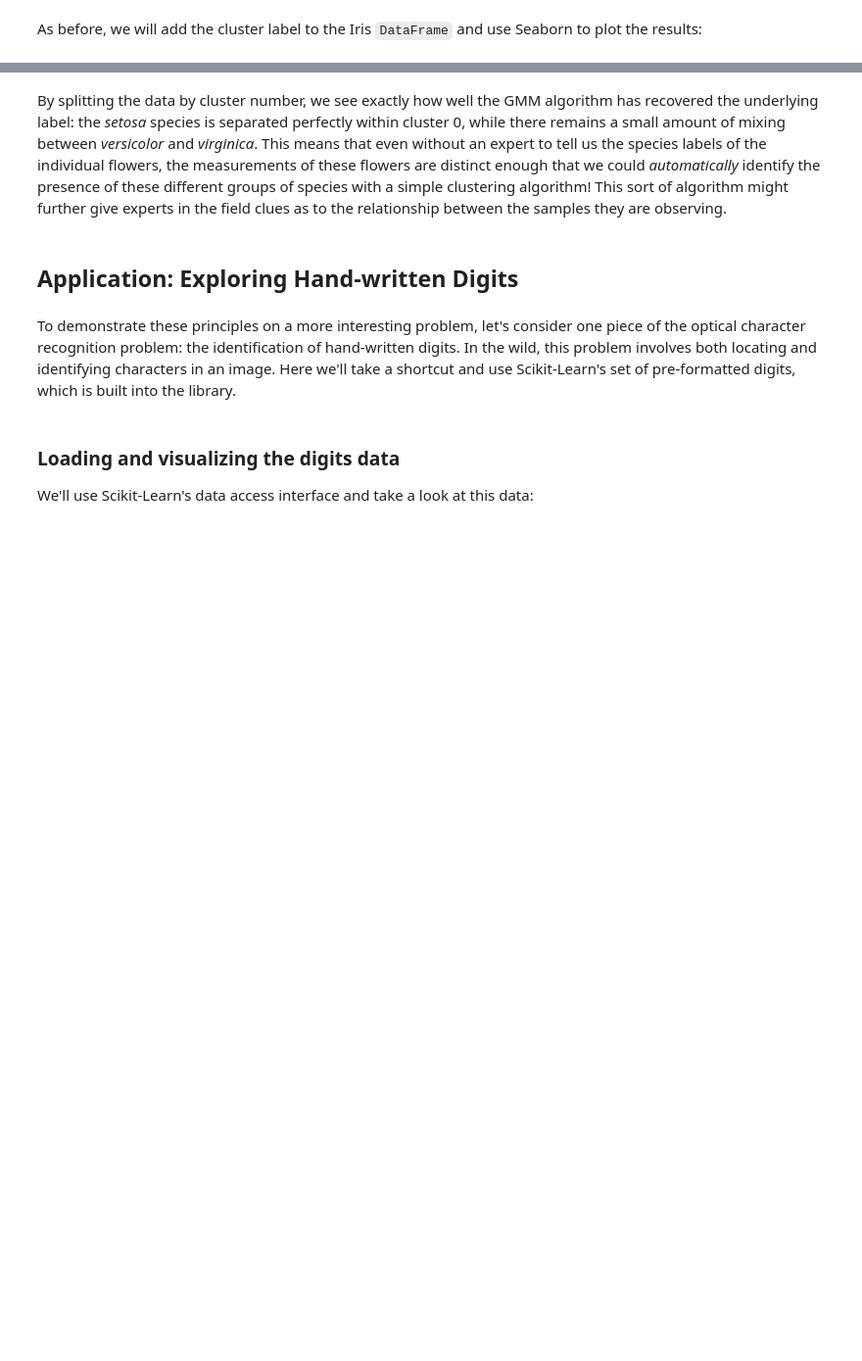
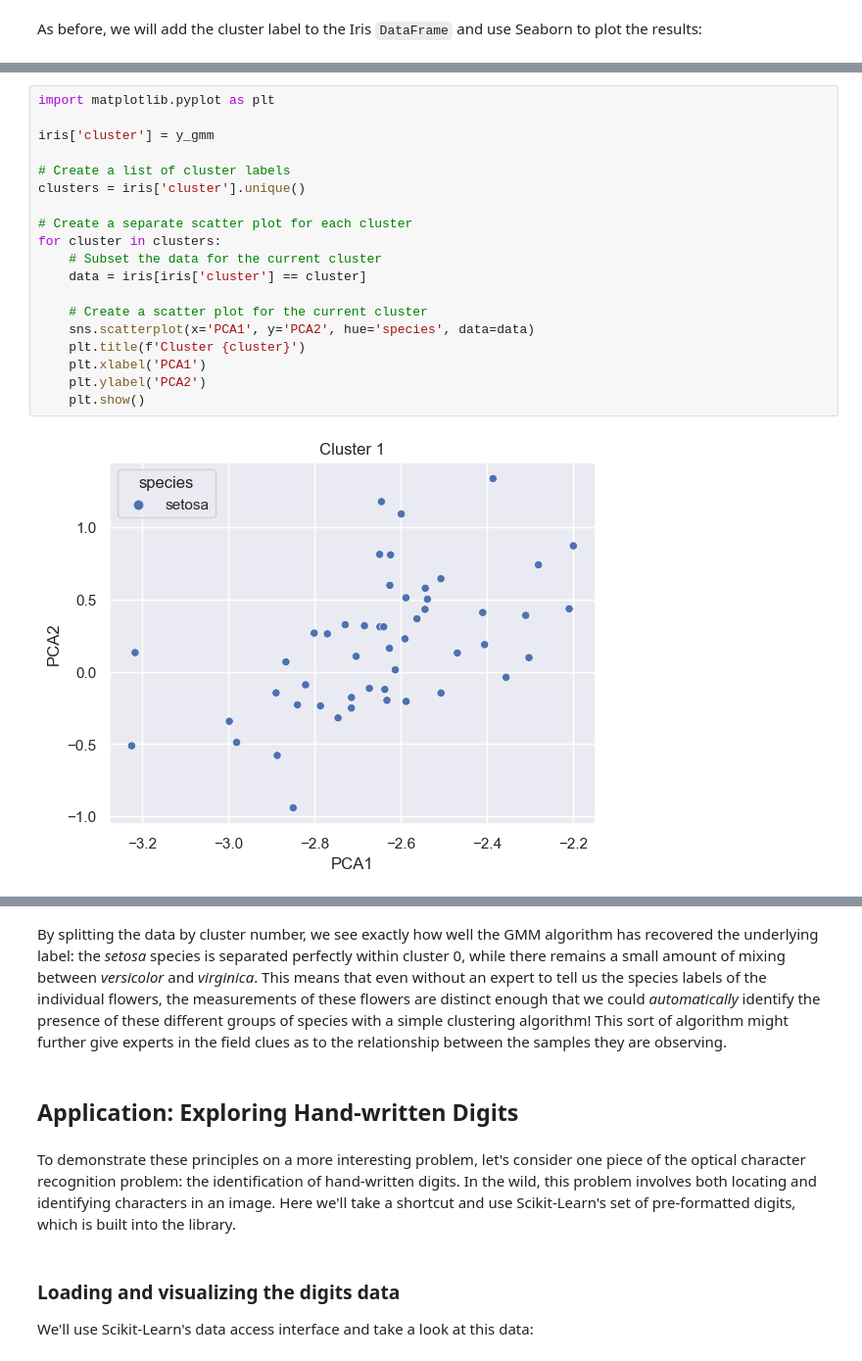
Before and after one commit to konyanmin/PythonDataScienceHandbook, a Jupyter notebook: notebooks/05.02-Introducing-Scikit-Learn.ipynb, the cells around one changed output, grey strips where cells are left out. Shown: that part at 98% size. Cells and saved outputs as stored; diff of their text form; blank space fills up the shorter version.

```diff
--- a/notebooks/05.02-Introducing-Scikit-Learn.ipynb
+++ b/notebooks/05.02-Introducing-Scikit-Learn.ipynb
@@ -346,0 +338,21 @@ sns.lmplot("PCA1", "PCA2", data=iris, hue='species',
+# %%
+import matplotlib.pyplot as plt
+
+iris['cluster'] = y_gmm
+
+# Create a list of cluster labels
+clusters = iris['cluster'].unique()
+
+# Create a separate scatter plot for each cluster
+for cluster in clusters:
+    # Subset the data for the current cluster
+    data = iris[iris['cluster'] == cluster]
+
+    # Create a scatter plot for the current cluster
+    sns.scatterplot(x='PCA1', y='PCA2', hue='species', data=data)
+    plt.title(f'Cluster {cluster}')
+    plt.xlabel('PCA1')
+    plt.ylabel('PCA2')
+    plt.show()
+# %% [output]
+[figure, added]
```
Also changed, not shown: parts of 8 cells of this notebook.
